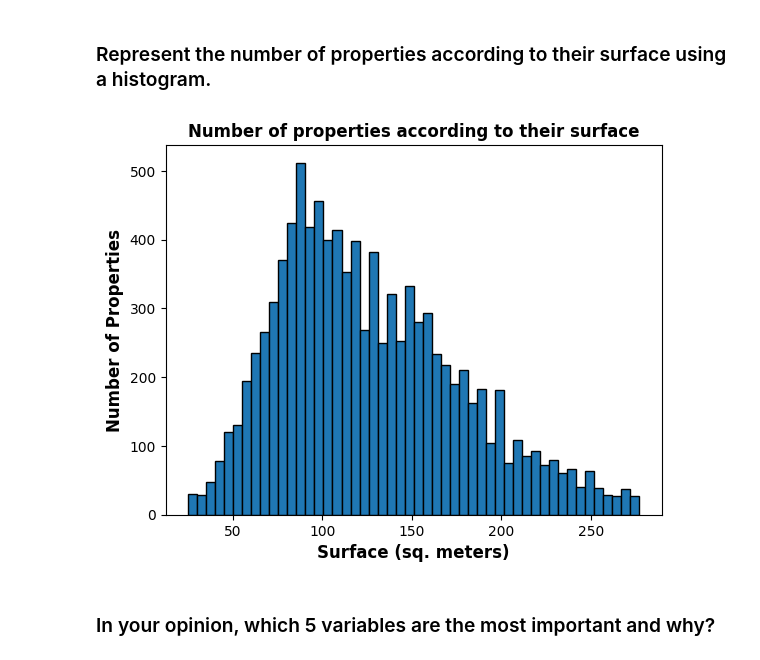
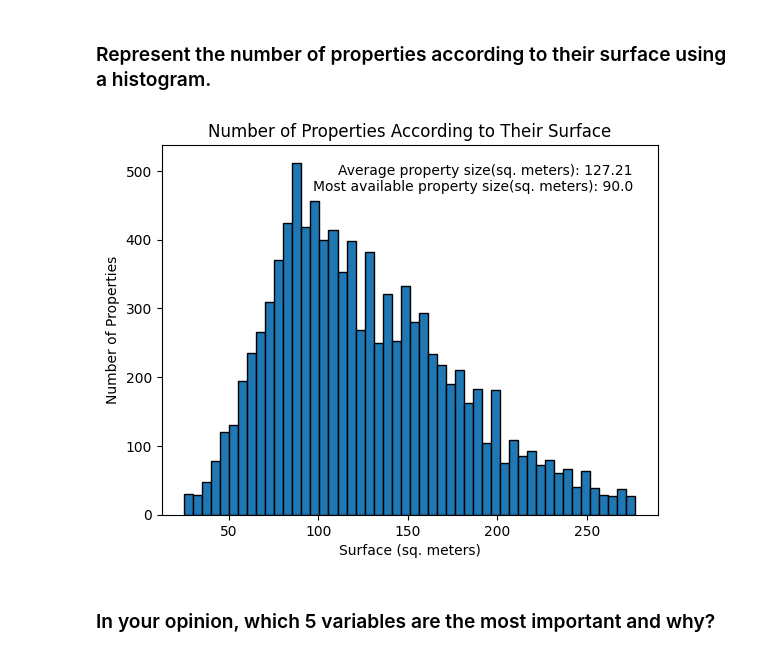
Before and after one commit to ChristosRaptis/challenge-data-analysis, a Jupyter notebook: data-analysis_complete_Yuliia.ipynb, the cells around one changed output. Saved outputs shown, nothing was run; the diff lists cells and outputs as text; code cells hidden in the pictures.

Commit message:
Added cganges graphs number of properties per sq meters

```diff
--- a/data-analysis_complete_Yuliia.ipynb
+++ b/data-analysis_complete_Yuliia.ipynb
@@ -711,20 +711,39 @@ immo_dataset.shape
 'locality'.
 # %% [markdown]
 ### Represent the number of properties according to their surface using a histogram.
-# %%
-# Extract the 'habitable_surface' data
-surface = immo_dataset['habitable_surface']
-
-# Create the histogram
-plt.hist(surface, bins=50, edgecolor='black')
-
-# Label the axes and add a title
-plt.xlabel('Surface (sq. meters)',fontsize=12, fontweight='bold')
-plt.ylabel('Number of Properties',fontsize=12, fontweight='bold')
-plt.title('Number of properties according to their surface', fontweight='bold')
-plt.show()
-# %% [output]
-[figure, removed]
+# %%
+from scipy.stats import mode
+
+#Extract the 'habitable_surface' data
+surface = immo_dataset['habitable_surface']
+
+#Create the histogram
+plt.hist(surface, bins=50, edgecolor='black')
+
+#Label the axes and add a title
+plt.xlabel('Surface (sq. meters)')
+plt.ylabel('Number of Properties')
+plt.title('Number of Properties According to Their Surface')
+
+#Calculate measures of central tendency
+mean_surface = np.mean(surface)
+median_surface = np.median(surface)
+mode_surface = mode(surface).mode[0]  # Get the mode value from the mode result
+
+#Calculate range and spread
+min_surface = np.min(surface)
+max_surface = np.max(surface)
+range_surface = max_surface - min_surface
+
+#Add significance text to the plot
+plt.text(0.95, 0.95, f"Average property size(sq. meters): {mean_surface:.2f}\nMost available property size(sq. meters): {mode_surface}",
+         verticalalignment='top', horizontalalignment='right',
+         transform=plt.gca().transAxes, fontsize=10)
+
+#Display the histogram
+plt.show()
+# %% [output]
+[figure, added]
 # %% [markdown]
 ### In your opinion, which 5 variables are the most important and why?
 # %% [markdown]
```
Also changed, not shown: parts of 3 cells of this notebook.
